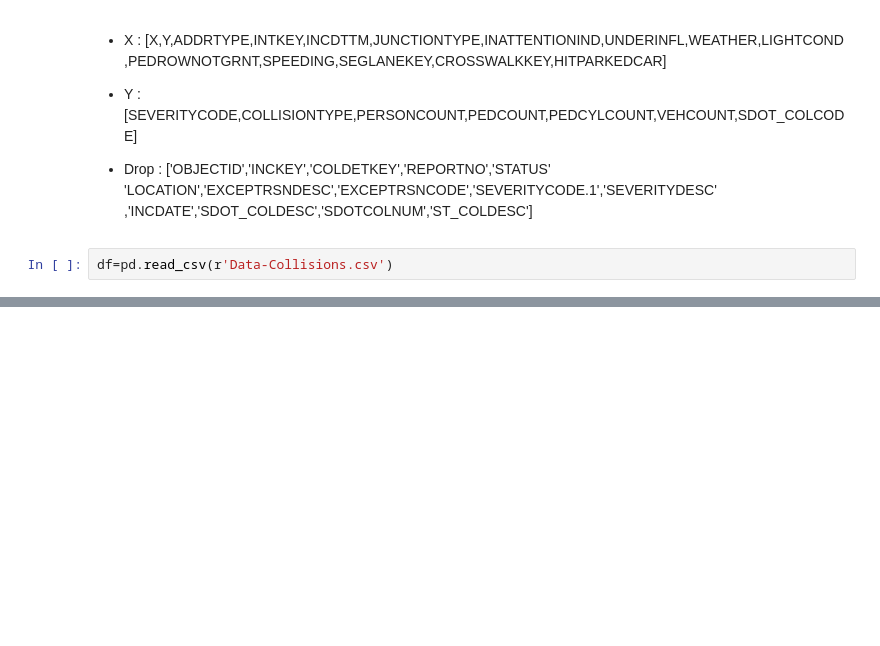
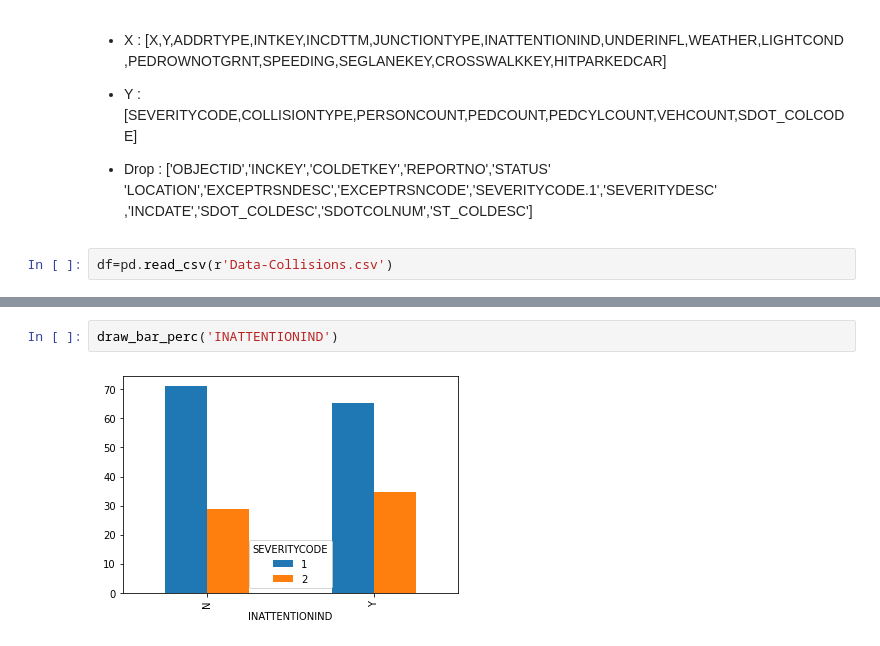
Before and after one commit to dr-askar/IBM_capstone, a Jupyter notebook: Capstone Project .ipynb, the cells around one changed output, grey strips where cells are left out. Saved outputs shown, nothing was run; the diff lists cells and outputs as text; blank space fills up the shorter version.

```diff
--- a/Capstone Project .ipynb
+++ b/Capstone Project .ipynb
@@ -51,0 +237,4 @@ Name: SEVERITYCODE, dtype: int64
+# %%
+draw_bar_perc('INATTENTIONIND')
+# %% [output]
+[figure, added]
```
Also changed, not shown: parts of 76 cells of this notebook, 1 other file.
